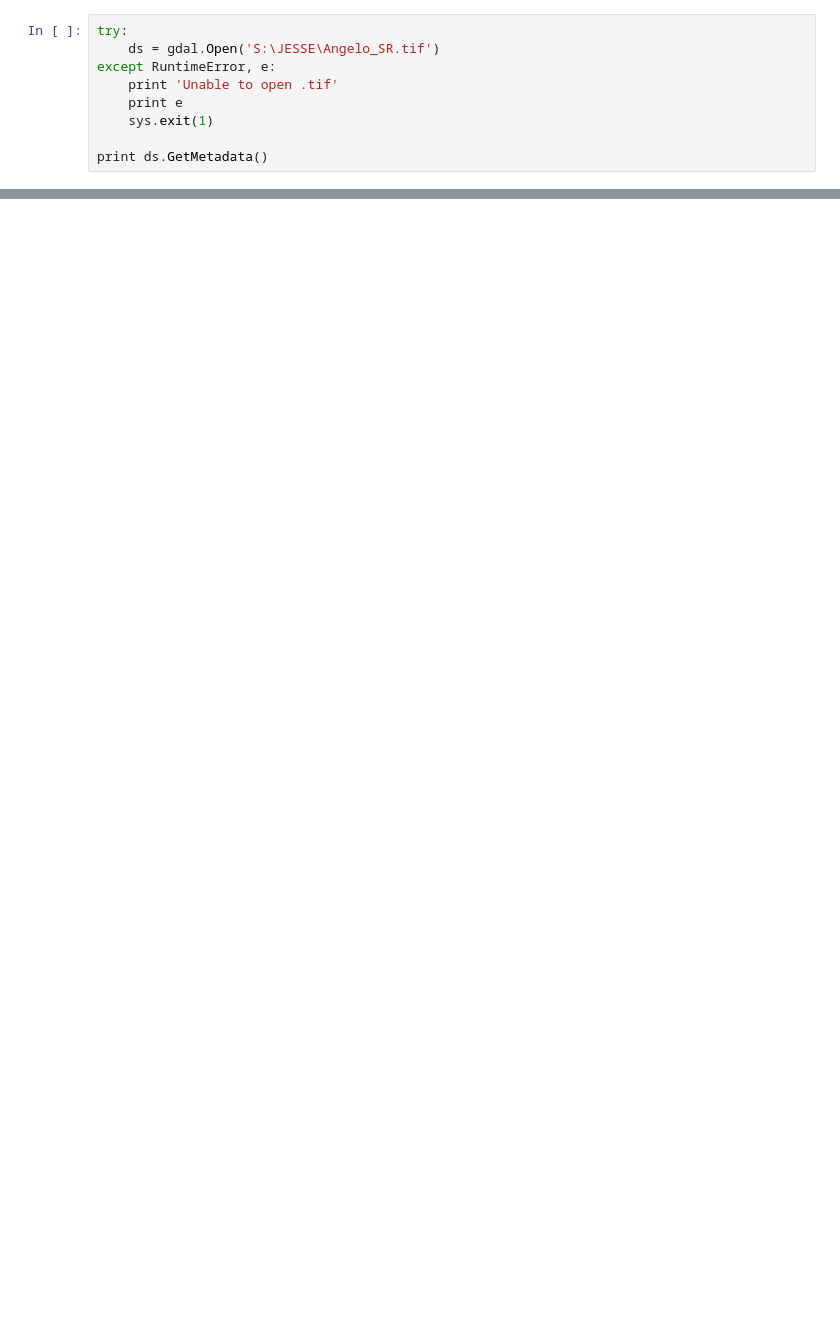
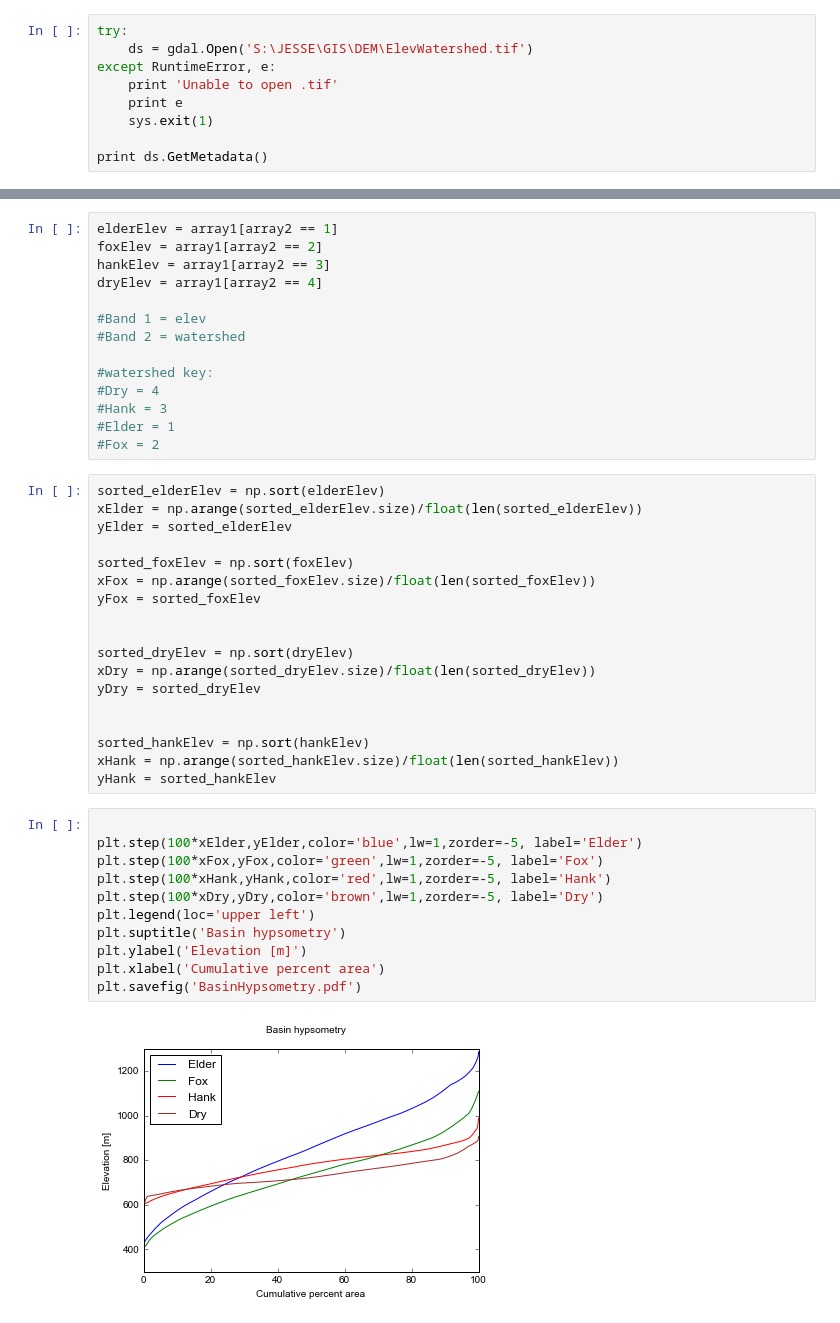
Before and after one commit to jessehahm/SlopeAreaAnalysis, a Jupyter notebook: Hypsometry.ipynb, the cells around one changed output, grey strips where cells are left out. Drawn from its saved outputs; the diff is of its cells as text; blank space fills up the shorter version.

```diff
--- a/Hypsometry.ipynb
+++ b/Hypsometry.ipynb
@@ -15,6 +10,6 @@ import pandas as pd
 # %%
 try:
-    ds = gdal.Open('S:\JESSE\Angelo_SR.tif')
+    ds = gdal.Open('S:\JESSE\GIS\DEM\ElevWatershed.tif')
 except RuntimeError, e:
     print 'Unable to open .tif'
     print e
@@ -27,0 +30,45 @@ band3 = ds.GetRasterBand(3)
+# %%
+elderElev = array1[array2 == 1]
+foxElev = array1[array2 == 2]
+hankElev = array1[array2 == 3]
+dryElev = array1[array2 == 4]
+
+#Band 1 = elev
+#Band 2 = watershed
+
+#watershed key:
+#Dry = 4
+#Hank = 3
+#Elder = 1
+#Fox = 2
+# %%
+sorted_elderElev = np.sort(elderElev)
+xElder = np.arange(sorted_elderElev.size)/float(len(sorted_elderElev))
+yElder = sorted_elderElev
+
+sorted_foxElev = np.sort(foxElev)
+xFox = np.arange(sorted_foxElev.size)/float(len(sorted_foxElev))
+yFox = sorted_foxElev
+
+
+sorted_dryElev = np.sort(dryElev)
+xDry = np.arange(sorted_dryElev.size)/float(len(sorted_dryElev))
+yDry = sorted_dryElev
+
+
+sorted_hankElev = np.sort(hankElev)
+xHank = np.arange(sorted_hankElev.size)/float(len(sorted_hankElev))
+yHank = sorted_hankElev
+# %%
+
+plt.step(100*xElder,yElder,color='blue',lw=1,zorder=-5, label='Elder')
+plt.step(100*xFox,yFox,color='green',lw=1,zorder=-5, label='Fox')
+plt.step(100*xHank,yHank,color='red',lw=1,zorder=-5, label='Hank')
+plt.step(100*xDry,yDry,color='brown',lw=1,zorder=-5, label='Dry')
+plt.legend(loc='upper left')
+plt.suptitle('Basin hypsometry')
+plt.ylabel('Elevation [m]')
+plt.xlabel('Cumulative percent area')
+plt.savefig('BasinHypsometry.pdf')
+# %% [output]
+[figure, added]
```
Also changed, not shown: parts of 5 cells of this notebook, 6 other files.
